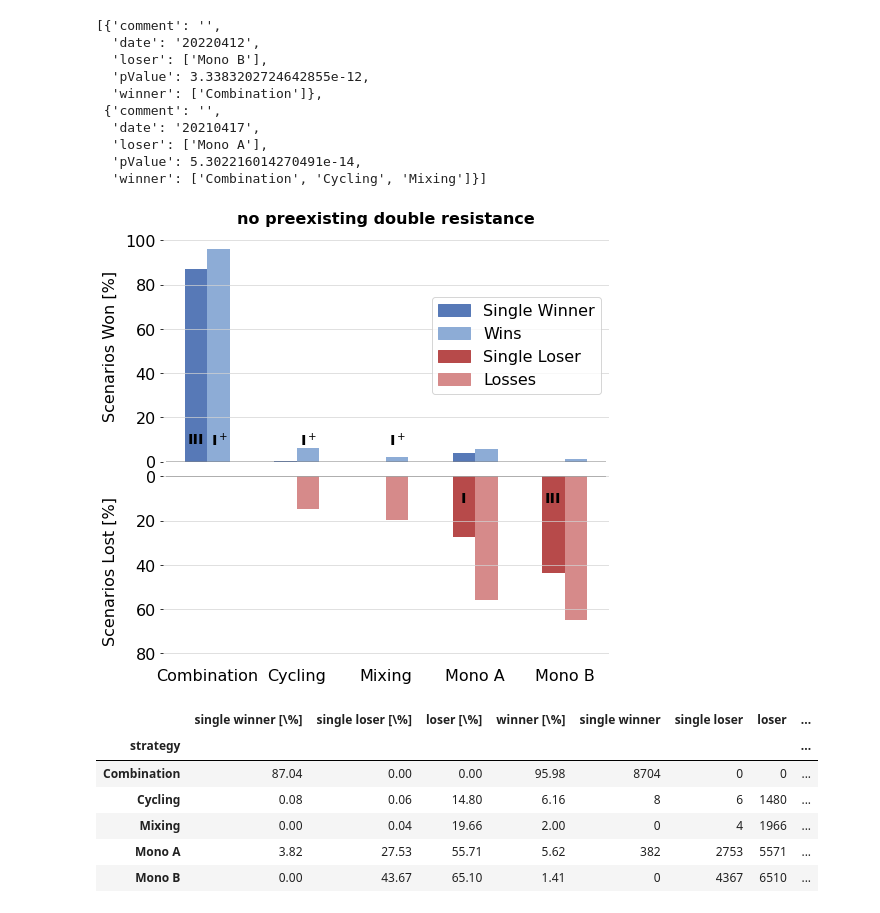
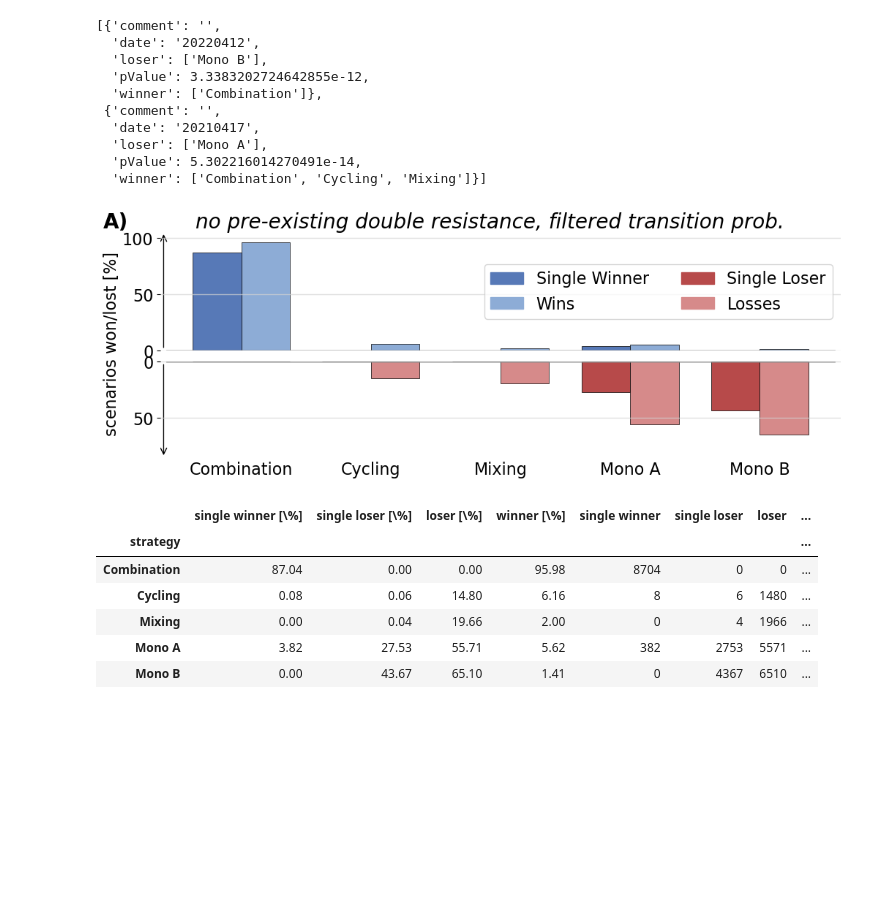
Before and after one commit to mmuetter/tsplasmid, a Jupyter notebook: JupyterScripts/07di_Sensitivity_Significance_Counter_clean_no_preex.ipynb, the cells around one changed output. Drawn from its saved outputs; the diff is of its cells as text; code cells hidden in the pictures; blank space fills up the shorter version.

```diff
--- a/JupyterScripts/07di_Sensitivity_Significance_Counter_clean_no_preex.ipynb
+++ b/JupyterScripts/07di_Sensitivity_Significance_Counter_clean_no_preex.ipynb
@@ -94,12 +91,15 @@ exp_results
   'pValue': 5.302216014270491e-14,
   'winner': ['Combination', 'Cycling', 'Mixing']}]
 # %%
-WandL = WinsAndLosses(results_rel, path, colors, fontsize=16, axes_label_fontsize=16, y_label_x = -.1)
-WandL.add_exp_results(exp_results)
-WandL.plot(title = "no preexisting double resistance", legend = True)
+WandL = WinsAndLosses(results_rel, path, colors, fontsize=16, axes_label_fontsize=16, y_label_x = -.1, figsize=(12, 4))
+#WandL.add_exp_results(exp_results)
+fig, axs = WandL.plot(title = None, legend = True)
+set_title(fig, "A)", "no pre-existing double resistance, filtered transition prob.",  title_y = .95)
+set_common_ylabel(fig, axs, "scenarios won/lost [%]")
 WandL.save(path, name_add = name_add)
+plt.show()
 # %% [output]
-[figure, old version]
+[figure, new version]
 # %%
 results_df = results_rel.copy()
 results_df = results_df.rename(columns=lambda x: x + " [\%]")
```
Also changed, not shown: parts of 3 cells of this notebook, 37 other files.
